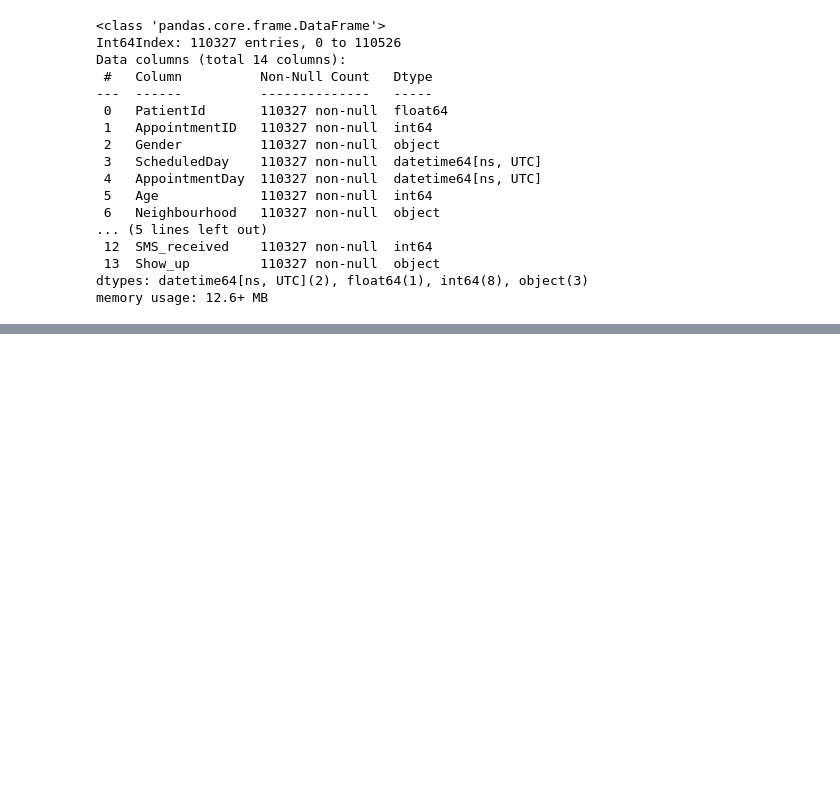
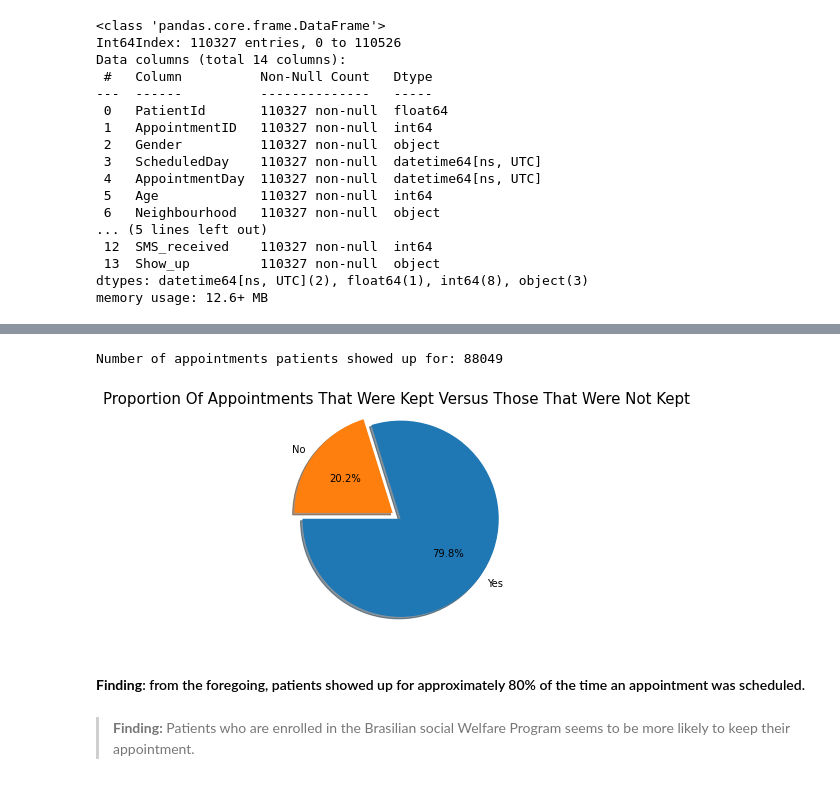
Before and after one commit to PatrickEmmanuel/NO-SHOW-APPOINTMENT-DATA-EXPLORATION-AND-ANALYSIS, a Jupyter notebook: No-Show-Appointment-Data-Exploration-And-Analysis.ipynb, the cells around one changed output, grey strips where cells are left out. Cells and saved outputs as stored; diff of their text form; code cells hidden in the pictures; blank space fills up the shorter version.

```diff
--- a/No-Show-Appointment-Data-Exploration-And-Analysis.ipynb
+++ b/No-Show-Appointment-Data-Exploration-And-Analysis.ipynb
@@ -238,0 +244,23 @@ df.head()
+# %%
+#Number of appointments that were kept to those that were not
+print("Number of appointments patients showed up for: {}".format(df.Show_up.value_counts()[0]))
+labels = list(dict(df.Show_up.value_counts()))
+sizes = list(dict(df.Show_up.value_counts()).values())
+explode = (0,0.1)
+
+fig1, ax1 = plt.subplots()
+ax1.pie(sizes, explode=explode,
+        labels=labels,
+        autopct='%1.1f%%',
+        shadow=True,
+        startangle=180)
+ax1.axis('equal')  # Equal aspect ratio ensures that pie is drawn as a circle.
+plt.title("Proportion Of Appointments That Were Kept Versus Those That Were Not Kept", fontsize = 15)
+plt.show();
+# %% [output]
+Number of appointments patients showed up for: 88049
+[figure, added]
+# %% [markdown]
+#### **Finding**: from the foregoing, patients showed up for approximately 80% of the time an appointment was scheduled.
+# %% [markdown]
+>**Finding:** Patients who are enrolled in the Brasilian social Welfare Program seems to be more likely to keep their appointment.
```
Also changed, not shown: parts of 1 cell of this notebook.
